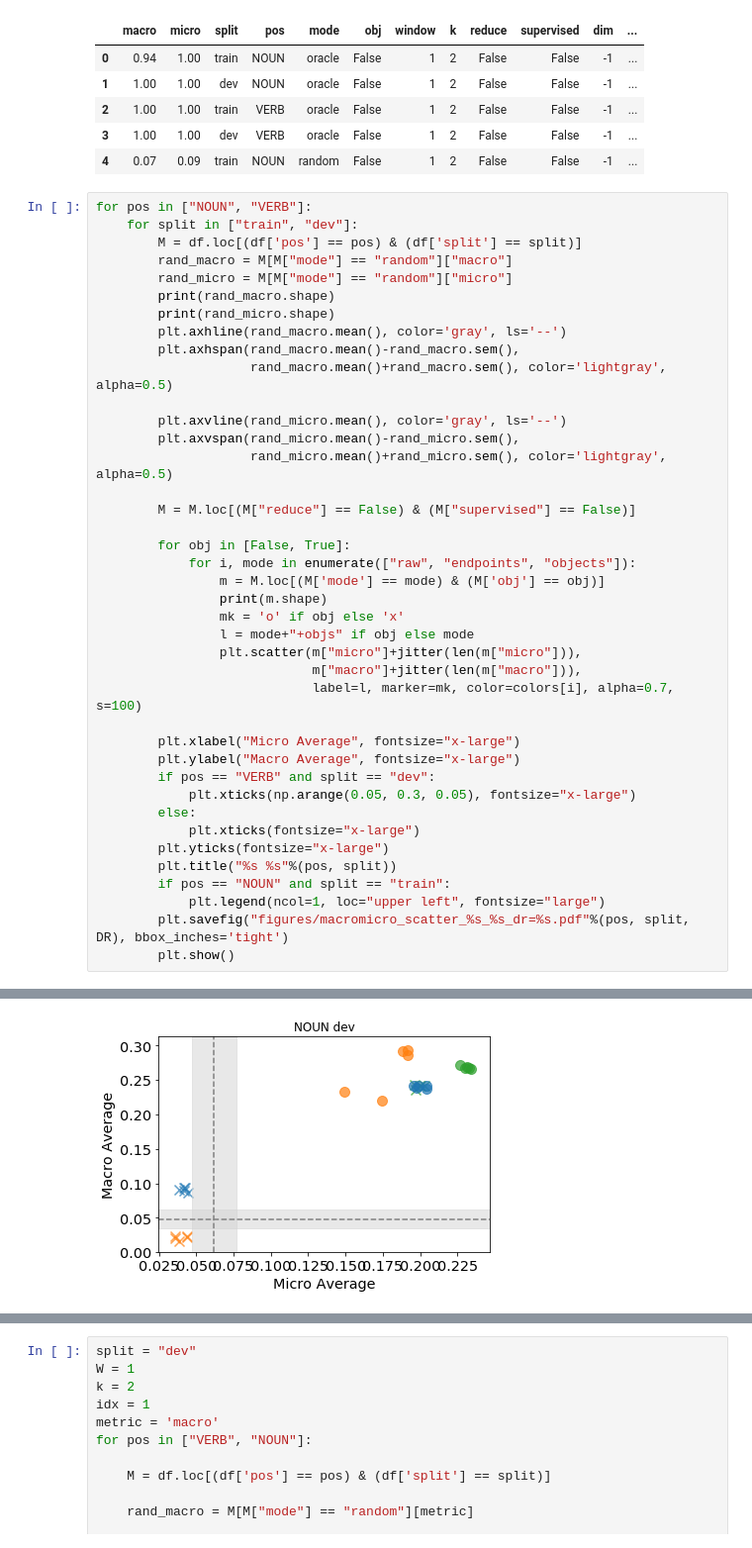
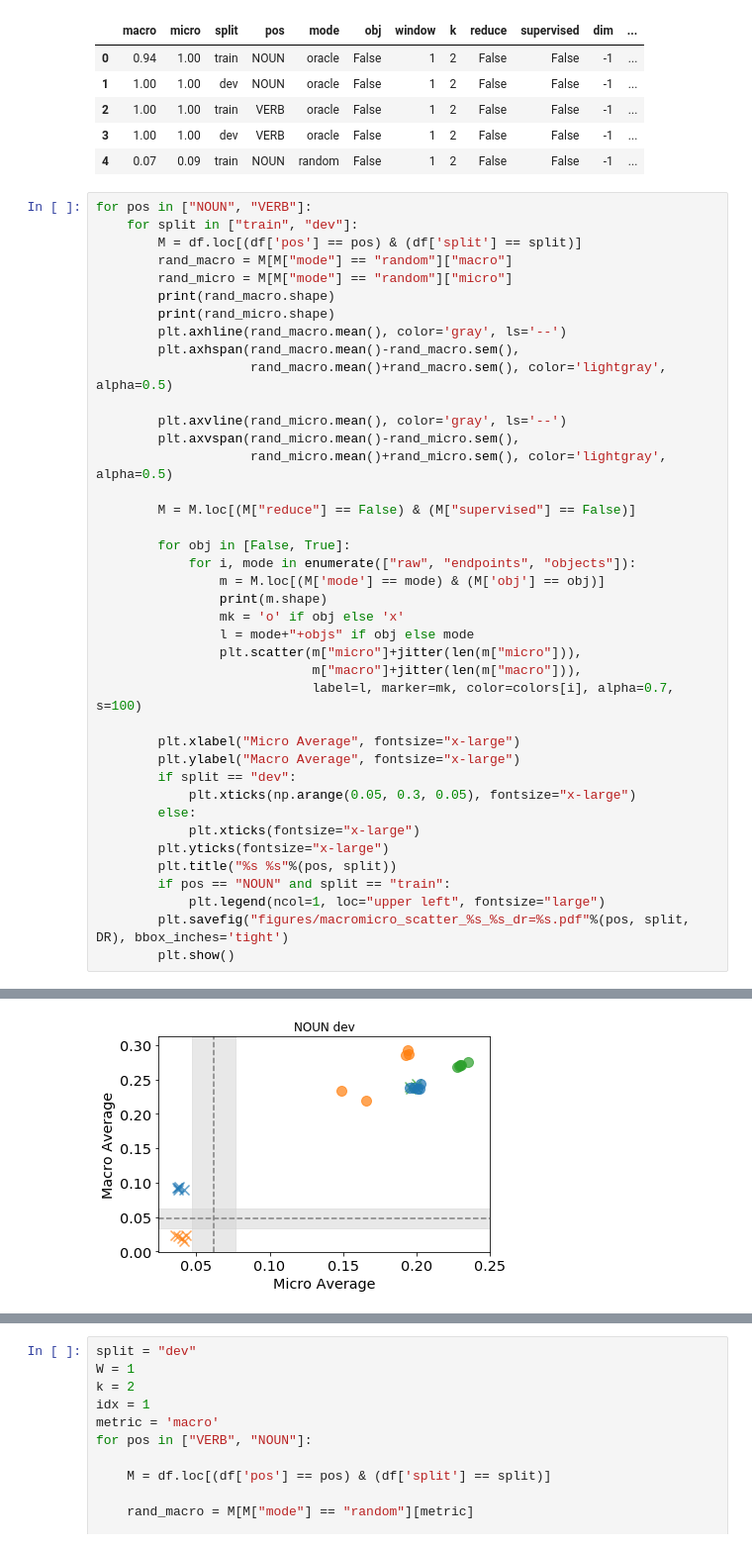
Before and after one commit to epavlick/gaila, a Jupyter notebook: plot_exp_results.ipynb, the cells around one changed output, grey strips where cells are left out. Shown at 99% size. Drawn from its saved outputs; the diff is of its cells as text.

```diff
--- a/plot_exp_results.ipynb
+++ b/plot_exp_results.ipynb
@@ -49,7 +49,7 @@ for pos in ["NOUN", "VERB"]:
 
         plt.xlabel("Micro Average", fontsize="x-large")
         plt.ylabel("Macro Average", fontsize="x-large")
-        if pos == "VERB" and split == "dev":
+        if split == "dev":
             plt.xticks(np.arange(0.05, 0.3, 0.05), fontsize="x-large")
         else:
             plt.xticks(fontsize="x-large")
@@ -72,12 +72,12 @@ for pos in ["NOUN", "VERB"]:
 (5,)
 (5,)
 (5, 12)
 (5, 12)
 (5, 12)
 (5, 12)
 (5, 12)
 (5, 12)
-[figure, old version]
+[figure, new version]
 (5,)
 (5,)
 (5, 12)
```
Also changed, not shown: parts of 1 cell of this notebook, 2 other files.
